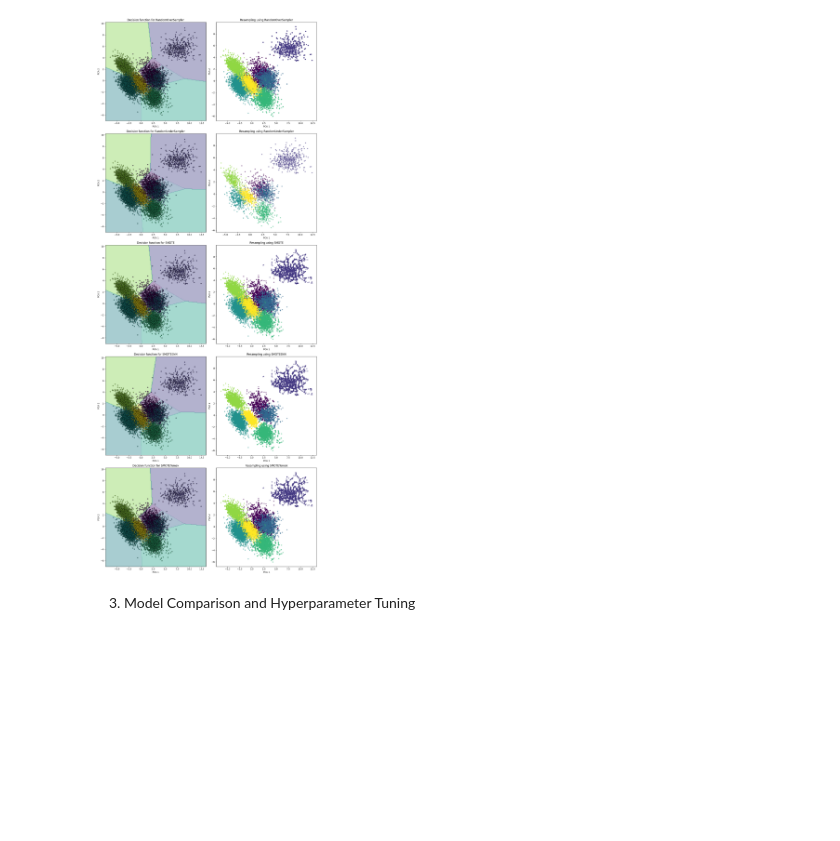
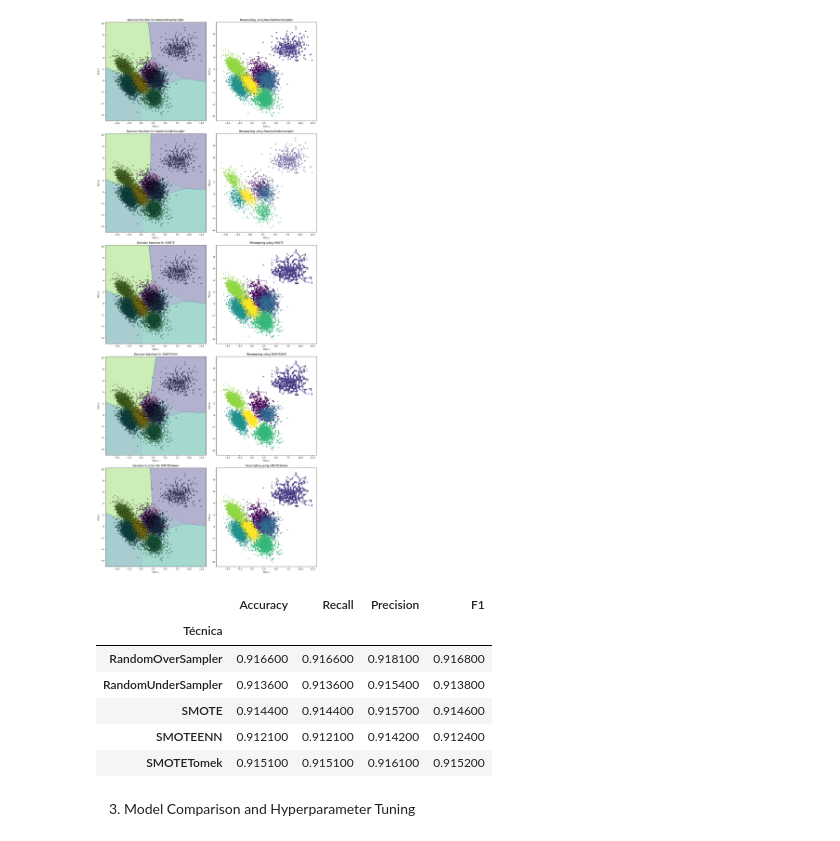
Before and after one commit to elenaatorralbo/beans_classification, a Jupyter notebook: project_imbalance.ipynb, the cells around one changed output. Cells and saved outputs as stored; diff of their text form; code cells hidden in the pictures; blank space fills up the shorter version.

```diff
--- a/project_imbalance.ipynb
+++ b/project_imbalance.ipynb
@@ -317,5 +317,55 @@ plt.tight_layout()
 plt.show()
 # %% [output]
 [figure]
+# %%
+from sklearn.metrics import accuracy_score, recall_score, precision_score, f1_score
+from sklearn.linear_model import LogisticRegression
+from imblearn.pipeline import Pipeline as ImbPipeline
+
+pipelines = {
+    "RandomOverSampler": ImbPipeline([
+        ('sampler', RandomOverSampler(random_state=42)),
+        ('clf', LogisticRegression(max_iter=10000, random_state=42))
+    ]),
+    "RandomUnderSampler": ImbPipeline([
+        ('sampler', RandomUnderSampler(random_state=42)),
+        ('clf', LogisticRegression(max_iter=10000, random_state=42))
+    ]),
+    "SMOTE": ImbPipeline([
+        ('sampler', SMOTE(random_state=42)),
+        ('clf', LogisticRegression(max_iter=10000, random_state=42))
+    ]),
+    "SMOTEENN": ImbPipeline([
+        ('sampler', SMOTEENN(random_state=42)),
+        ('clf', LogisticRegression(max_iter=10000, random_state=42))
+    ]),
+    "SMOTETomek": ImbPipeline([
+        ('sampler', SMOTETomek(random_state=42)),
+        ('clf', LogisticRegression(max_iter=10000, random_state=42))
+    ]),
+}
+
+results = []
+for name, pipe in pipelines.items():
+    pipe.fit(X_train_scaled, y_train)
+    y_pred = pipe.predict(X_test_scaled)
+    results.append({
+        "Técnica":   name,
+        "Accuracy":  accuracy_score(y_test, y_pred),
+        "Recall":    recall_score(y_test, y_pred, average="weighted"),
+        "Precision": precision_score(y_test, y_pred, average="weighted"),
+        "F1":        f1_score(y_test, y_pred, average="weighted"),
+    })
+
+df_results = pd.DataFrame(results).set_index("Técnica")
+display(df_results.round(4).style.highlight_max(color="green"))
+# %% [output]
+|  | Accuracy | Recall | Precision | F1 |
+| Técnica |  |  |  |  |
+| RandomOverSampler | 0.916600 | 0.916600 | 0.918100 | 0.916800 |
+| RandomUnderSampler | 0.913600 | 0.913600 | 0.915400 | 0.913800 |
+| SMOTE | 0.914400 | 0.914400 | 0.915700 | 0.914600 |
+| SMOTEENN | 0.912100 | 0.912100 | 0.914200 | 0.912400 |
+| SMOTETomek | 0.915100 | 0.915100 | 0.916100 | 0.915200 |
 # %% [markdown]
 3. Model Comparison and Hyperparameter Tuning
```
